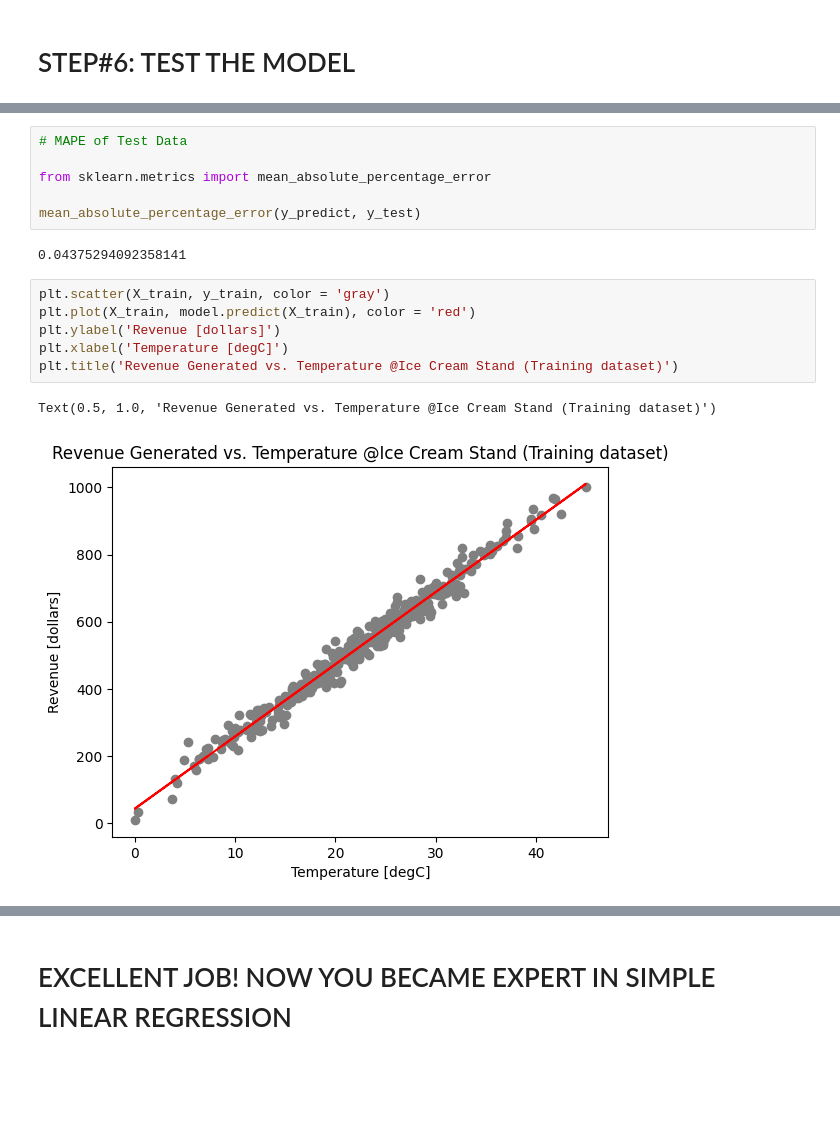
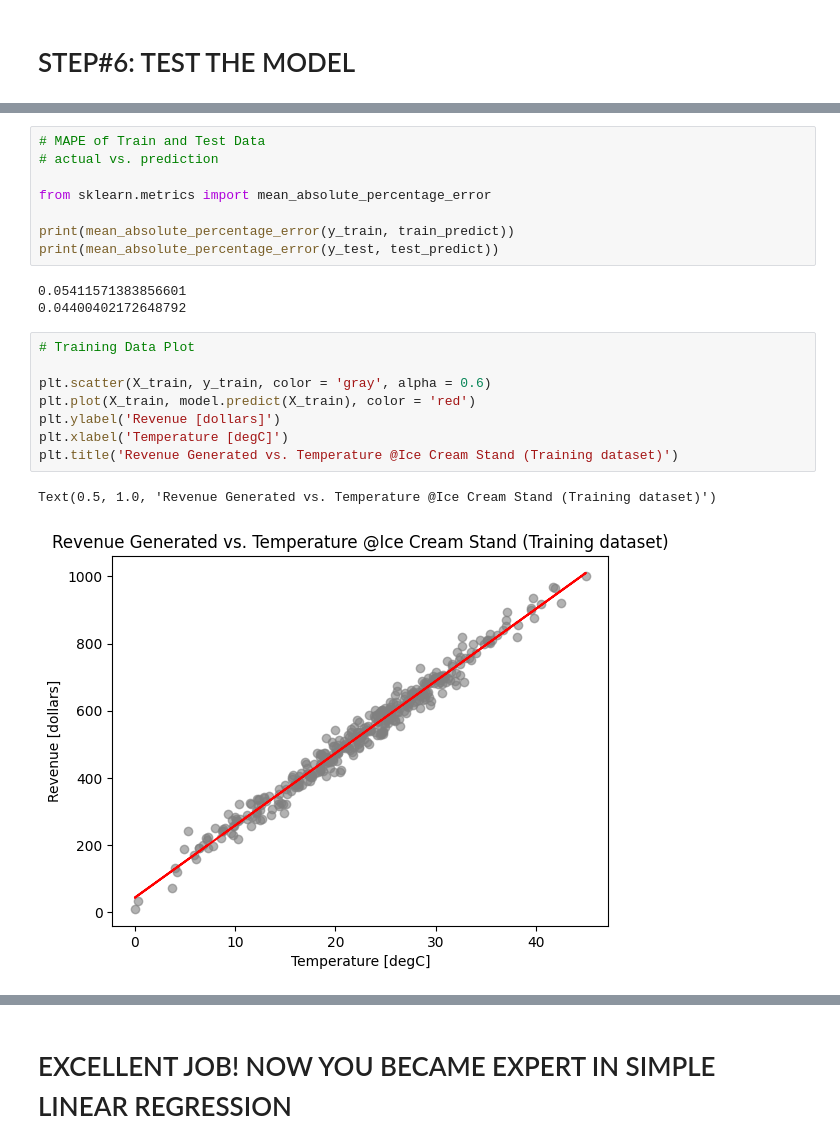
Before and after one commit to renatomaaliw3/public_files, a Jupyter notebook: CPE Electives (1 - 3)/01. Lectures Notebook/49. Linear Regression/01. Simple Linear Regression/01. Linear Regression (Ice Cream Revenue Prediction).ipynb, the cells around one changed output, grey strips where cells are left out. Cells and saved outputs as stored; diff of their text form; blank space fills up the shorter version.

```diff
--- a/CPE Electives (1 - 3)/01. Lectures Notebook/49. Linear Regression/01. Simple Linear Regression/01. Linear Regression (Ice Cream Revenue Prediction).ipynb
+++ b/CPE Electives (1 - 3)/01. Lectures Notebook/49. Linear Regression/01. Simple Linear Regression/01. Linear Regression (Ice Cream Revenue Prediction).ipynb
@@ -170,18 +259,23 @@ dtype: float64
 # %%
-# MAPE of Test Data
+# MAPE of Train and Test Data
+# actual vs. prediction
 
 from sklearn.metrics import mean_absolute_percentage_error
 
-mean_absolute_percentage_error(y_predict, y_test)
+print(mean_absolute_percentage_error(y_train, train_predict))
+print(mean_absolute_percentage_error(y_test, test_predict))
 # %% [output]
-0.04375294092358141
+0.05411571383856601
+0.04400402172648792
 # %%
-plt.scatter(X_train, y_train, color = 'gray')
+# Training Data Plot
+
+plt.scatter(X_train, y_train, color = 'gray', alpha = 0.6)
 plt.plot(X_train, model.predict(X_train), color = 'red')
 plt.ylabel('Revenue [dollars]')
 plt.xlabel('Temperature [degC]')
 plt.title('Revenue Generated vs. Temperature @Ice Cream Stand (Training dataset)')
 # %% [output]
 Text(0.5, 1.0, 'Revenue Generated vs. Temperature @Ice Cream Stand (Training dataset)')
-[figure, old version]
+[figure, new version]
 # %%
```
Also changed, not shown: parts of 22 cells of this notebook, 2 other files.
